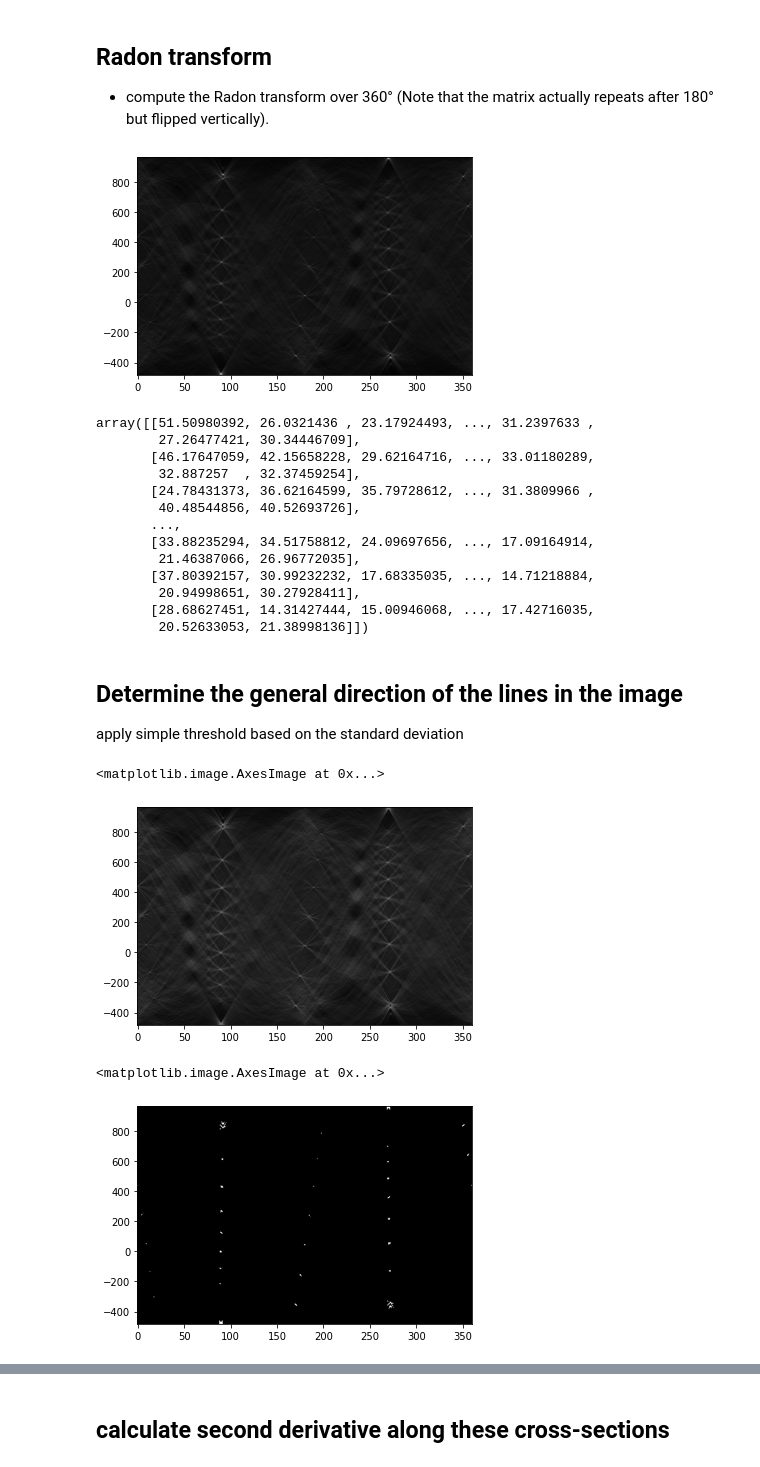
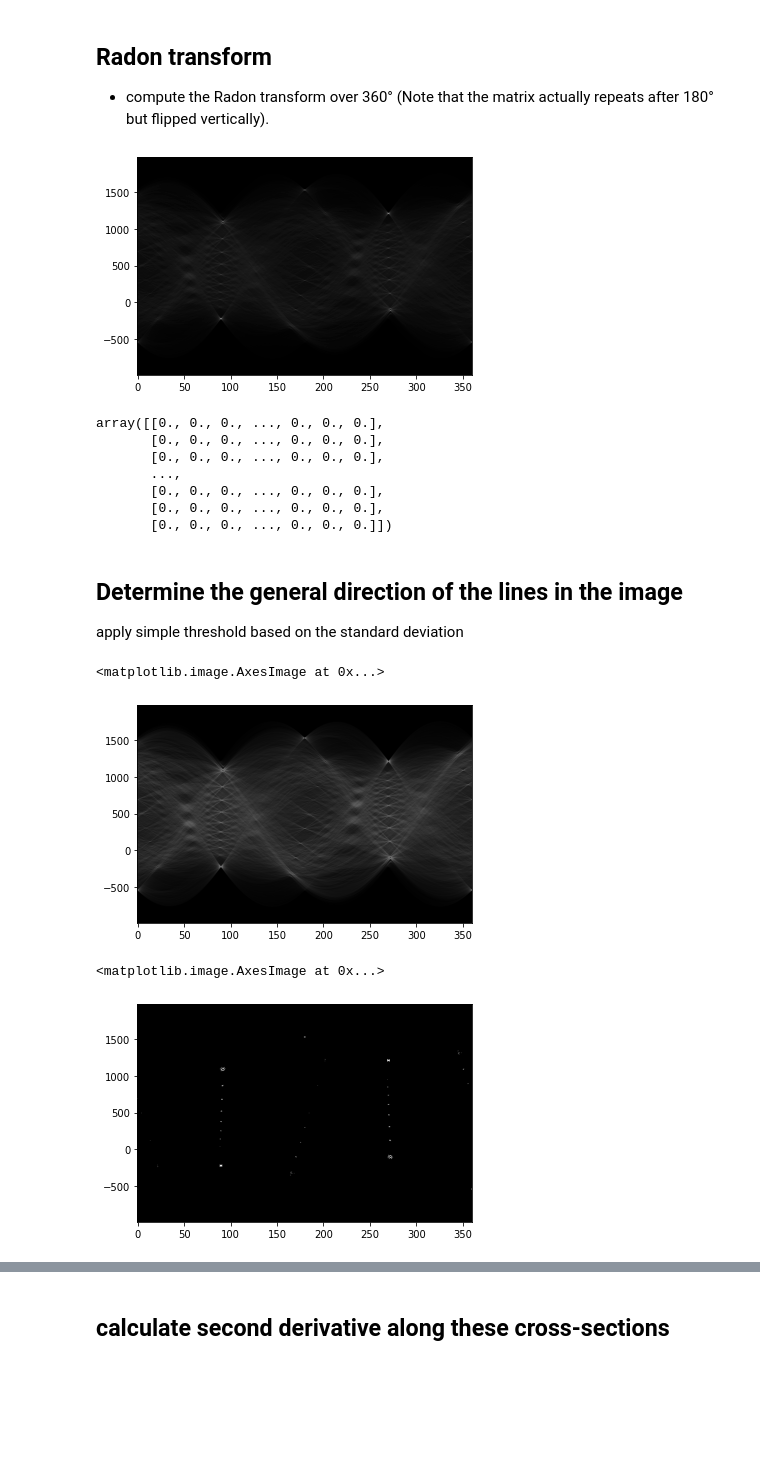
Before and after one commit to SamRapier/DigitisingChess, a Jupyter notebook: ChessBoardGridSegmentation.ipynb, the cells around one changed output, grey strips where cells are left out. Drawn from its saved outputs; the diff is of its cells as text; code cells hidden in the pictures; blank space fills up the shorter version.

```diff
--- a/ChessBoardGridSegmentation.ipynb
+++ b/ChessBoardGridSegmentation.ipynb
@@ -181,7 +183,7 @@ from skimage.transform import radon
 
 # theta1 = np.linspace(0., 180., max(img_canny.shape), endpoint=False)
 theta1 = np.linspace(0., 360., max(img_canny.shape),endpoint=False)
-sinogram = radon(img_canny, theta=theta1)
+sinogram = radon(img_canny, theta=theta1, circle=False)
 # %%
 import matplotlib.pyplot as plt
 
@@ -191,23 +193,17 @@ plt.imshow(sinogram, cmap=plt.cm.Greys_r,extent=(-dx, 360.0 + dx, -dy, sinogram.
 
 plt.show()
 # %% [output]
-[figure, old version]
+[figure, new version]
 # %%
 sinogram
 # %% [output]
-array([[51.50980392, 26.0321436 , 23.17924493, ..., 31.2397633 ,
-        27.26477421, 30.34446709],
-       [46.17647059, 42.15658228, 29.62164716, ..., 33.01180289,
-        32.887257  , 32.37459254],
-       [24.78431373, 36.62164599, 35.79728612, ..., 31.3809966 ,
-        40.48544856, 40.52693726],
+array([[0., 0., 0., ..., 0., 0., 0.],
+       [0., 0., 0., ..., 0., 0., 0.],
+       [0., 0., 0., ..., 0., 0., 0.],
        ...,
-       [33.88235294, 34.51758812, 24.09697656, ..., 17.09164914,
-        21.46387066, 26.96772035],
-       [37.80392157, 30.99232232, 17.68335035, ..., 14.71218884,
-        20.94998651, 30.27928411],
-       [28.68627451, 14.31427444, 15.00946068, ..., 17.42716035,
-        20.52633053, 21.38998136]])
+       [0., 0., 0., ..., 0., 0., 0.],
+       [0., 0., 0., ..., 0., 0., 0.],
+       [0., 0., 0., ..., 0., 0., 0.]])
 # %% [markdown]
 ## Determine the general direction of the lines in the image
 
@@ -219,10 +215,11 @@ ret,bestLinePoints1 = cv2.threshold(sinogram, 100 + stdDev,255,cv2.THRESH_TRUNC)
 plt.imshow(bestLinePoints1,'gray',vmin=0,vmax=255, extent=(-dx, 360.0 + dx, -dy, sinogram.shape[0] + dy), aspect='auto')
 # %% [output]
 <matplotlib.image.AxesImage at 0x...>
-[figure, old version]
+[figure, new version]
 # %%
-ret,bestLinePoints2 = cv2.threshold(bestLinePoints1, 80 + stdDev,255,cv2.THRESH_BINARY)
+
+ret,bestLinePoints2 = cv2.threshold(bestLinePoints1, 99 + stdDev,255,cv2.THRESH_BINARY)
 plt.imshow(bestLinePoints2,'gray',vmin=0,vmax=255, extent=(-dx, 360.0 + dx, -dy, sinogram.shape[0] + dy), aspect='auto')
 # %% [output]
 <matplotlib.image.AxesImage at 0x...>
-[figure, old version]
+[figure, new version]
```
Also changed, not shown: parts of 61 cells of this notebook.
